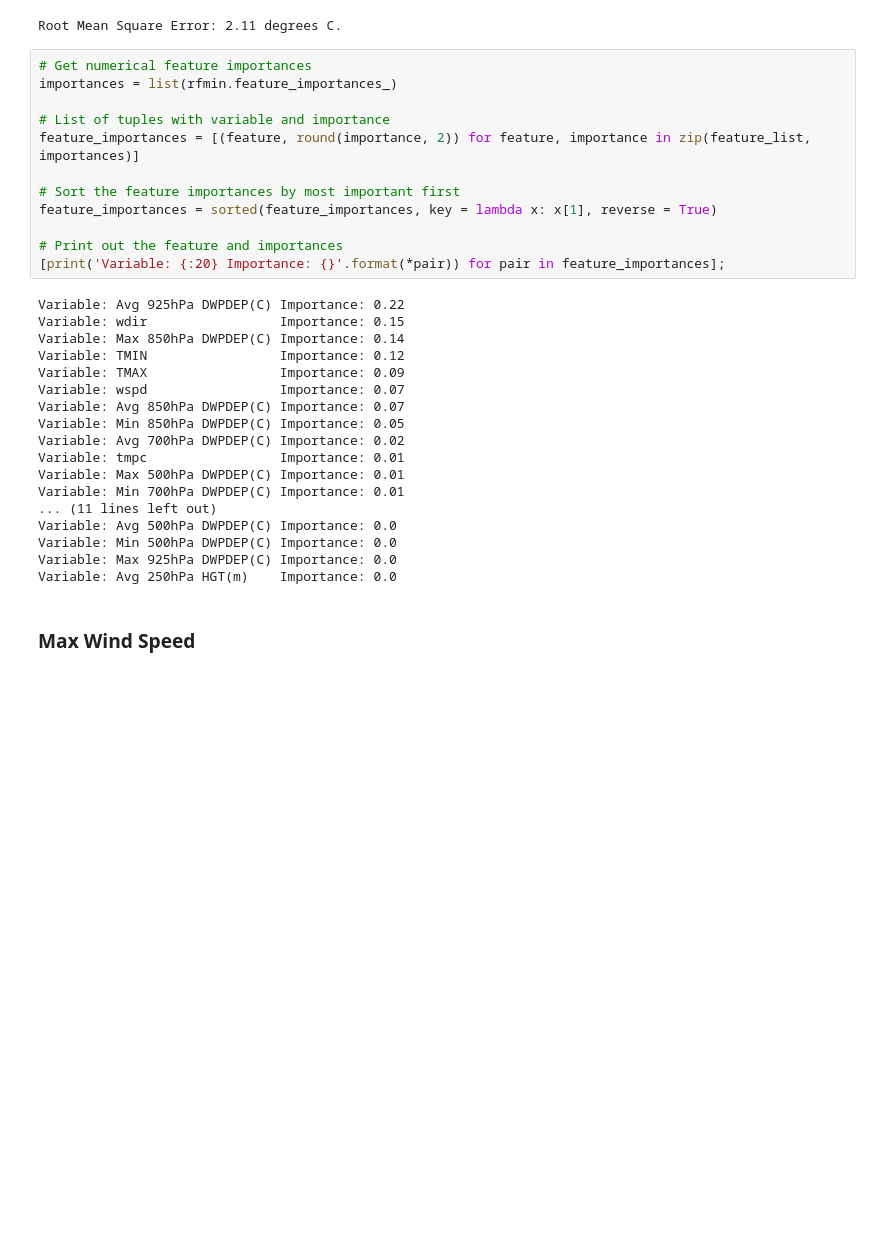
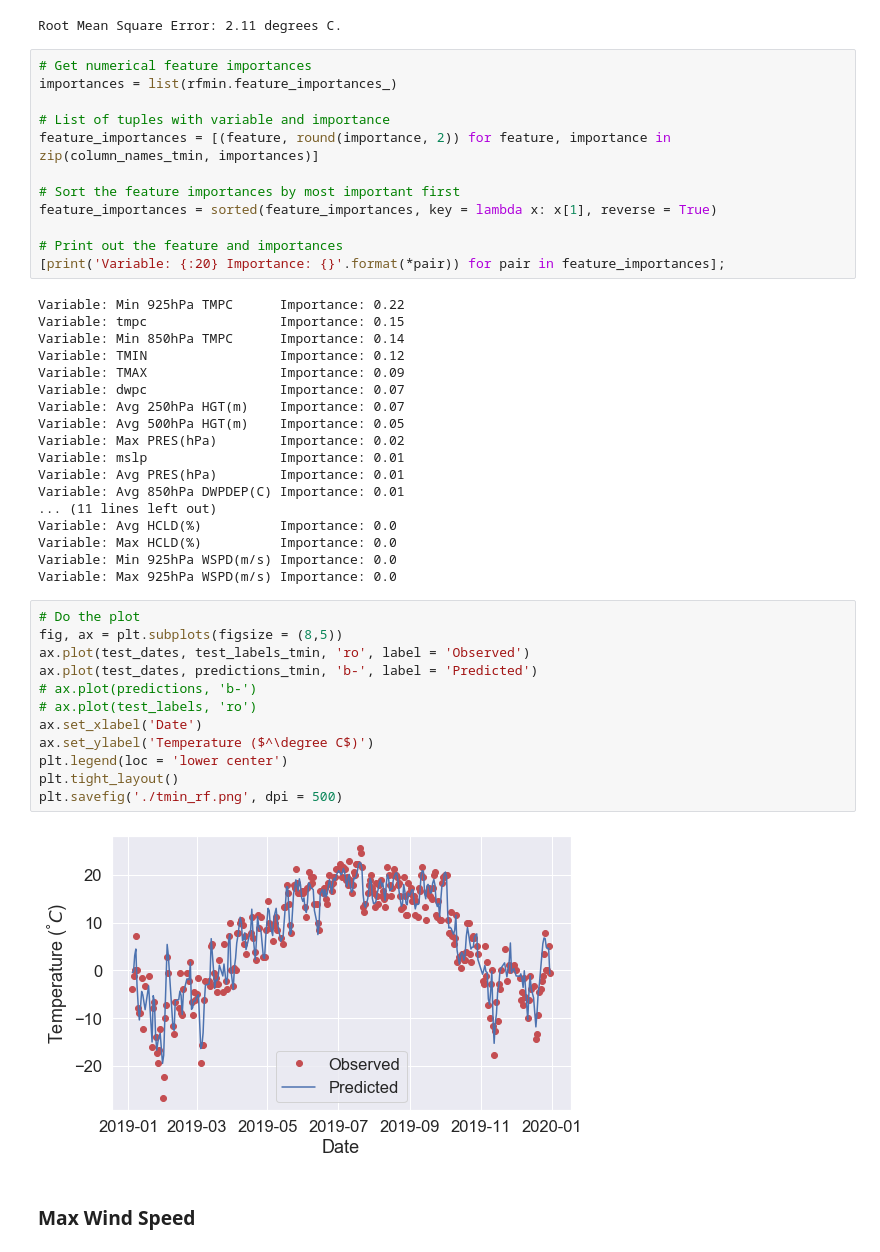
Before and after one commit to kevingray92/597_Project4_GroupB, a Jupyter notebook: RandomForest.ipynb, the cells around one changed output. Drawn from its saved outputs; the diff is of its cells as text; blank space fills up the shorter version.

```diff
--- a/RandomForest.ipynb
+++ b/RandomForest.ipynb
@@ -239,7 +268,7 @@ Root Mean Square Error: 2.11 degrees C.
 importances = list(rfmin.feature_importances_)
 
 # List of tuples with variable and importance
-feature_importances = [(feature, round(importance, 2)) for feature, importance in zip(feature_list, importances)]
+feature_importances = [(feature, round(importance, 2)) for feature, importance in zip(column_names_tmin, importances)]
 
 # Sort the feature importances by most important first
 feature_importances = sorted(feature_importances, key = lambda x: x[1], reverse = True)
@@ -247,23 +276,37 @@ feature_importances = sorted(feature_importances, key = lambda x: x[1], reverse
 # Print out the feature and importances
 [print('Variable: {:20} Importance: {}'.format(*pair)) for pair in feature_importances];
 # %% [output]
-Variable: Avg 925hPa DWPDEP(C) Importance: 0.22
-Variable: wdir                 Importance: 0.15
-Variable: Max 850hPa DWPDEP(C) Importance: 0.14
+Variable: Min 925hPa TMPC      Importance: 0.22
+Variable: tmpc                 Importance: 0.15
+Variable: Min 850hPa TMPC      Importance: 0.14
 Variable: TMIN                 Importance: 0.12
 Variable: TMAX                 Importance: 0.09
-Variable: wspd                 Importance: 0.07
-Variable: Avg 850hPa DWPDEP(C) Importance: 0.07
-Variable: Min 850hPa DWPDEP(C) Importance: 0.05
-Variable: Avg 700hPa DWPDEP(C) Importance: 0.02
-Variable: tmpc                 Importance: 0.01
-Variable: Max 500hPa DWPDEP(C) Importance: 0.01
-Variable: Min 700hPa DWPDEP(C) Importance: 0.01
+Variable: dwpc                 Importance: 0.07
+Variable: Avg 250hPa HGT(m)    Importance: 0.07
+Variable: Avg 500hPa HGT(m)    Importance: 0.05
+Variable: Max PRES(hPa)        Importance: 0.02
+Variable: mslp                 Importance: 0.01
+Variable: Avg PRES(hPa)        Importance: 0.01
+Variable: Avg 850hPa DWPDEP(C) Importance: 0.01
 ... (11 lines left out)
-Variable: Avg 500hPa DWPDEP(C) Importance: 0.0
-Variable: Min 500hPa DWPDEP(C) Importance: 0.0
-Variable: Max 925hPa DWPDEP(C) Importance: 0.0
-Variable: Avg 250hPa HGT(m)    Importance: 0.0
+Variable: Avg HCLD(%)          Importance: 0.0
+Variable: Max HCLD(%)          Importance: 0.0
+Variable: Min 925hPa WSPD(m/s) Importance: 0.0
+Variable: Max 925hPa WSPD(m/s) Importance: 0.0
+# %%
+# Do the plot
+fig, ax = plt.subplots(figsize = (8,5))
+ax.plot(test_dates, test_labels_tmin, 'ro', label = 'Observed')
+ax.plot(test_dates, predictions_tmin, 'b-', label = 'Predicted')
+# ax.plot(predictions, 'b-')
+# ax.plot(test_labels, 'ro')
+ax.set_xlabel('Date')
+ax.set_ylabel('Temperature ($^\degree C$)')
+plt.legend(loc = 'lower center')
+plt.tight_layout()
+plt.savefig('./tmin_rf.png', dpi = 500)
+# %% [output]
+[figure, added]
 # %% [markdown]
 ### Max Wind Speed
 # %%
```
Also changed, not shown: parts of 15 cells of this notebook, 17 other files.
